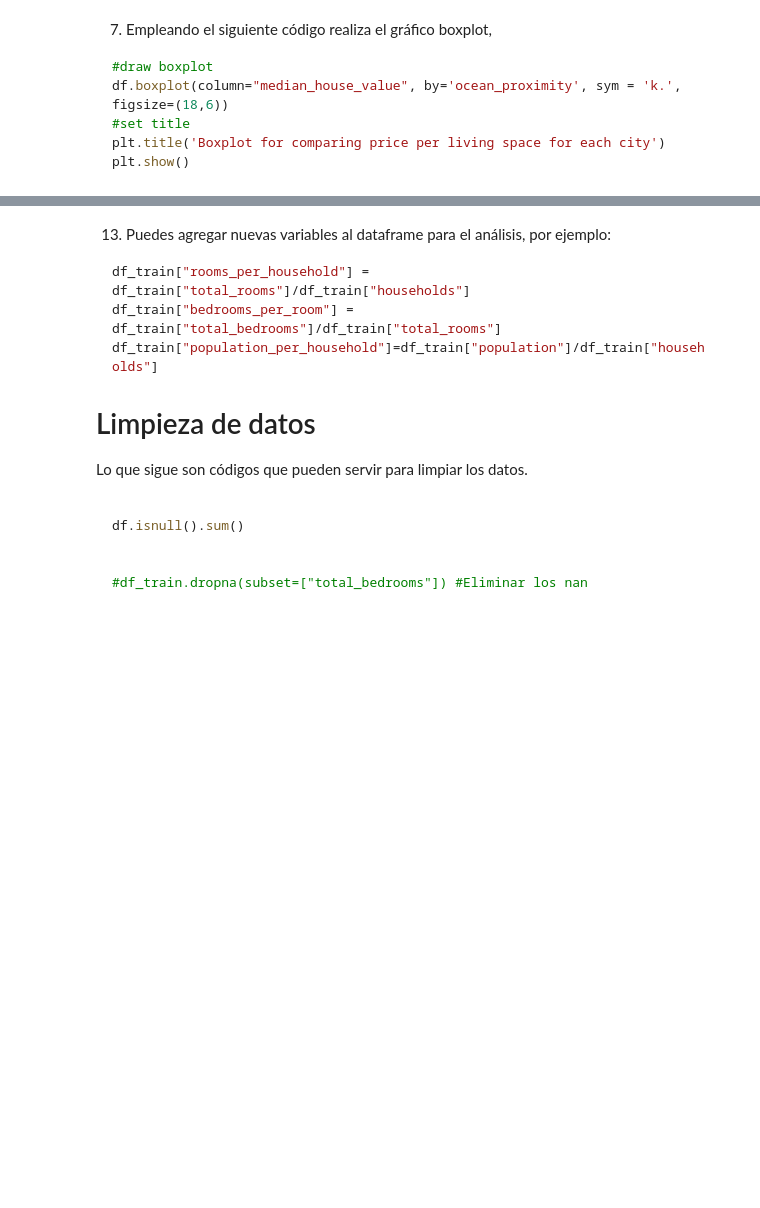
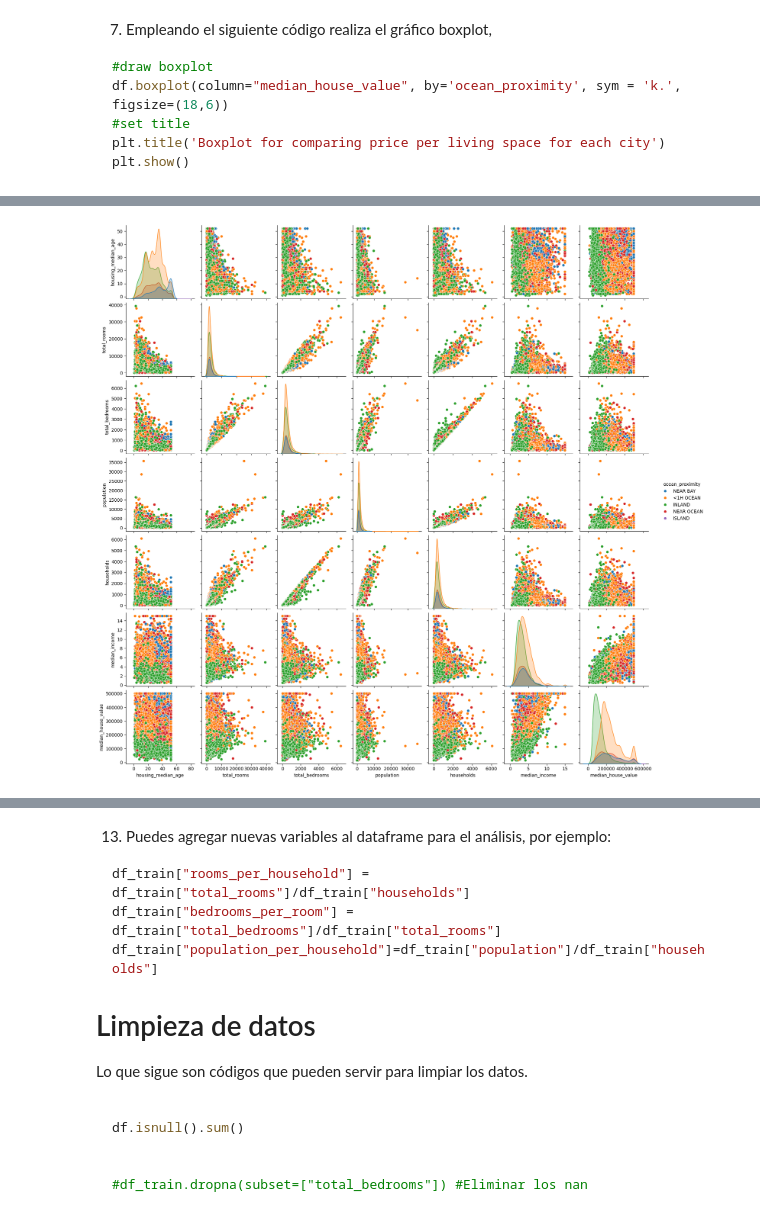
Before and after one commit to CienciaDatosUdea/002_EstudiantesAprendizajeEstadistico, a Jupyter notebook: semestre2025-2/Estudiantes/Sarmiento_8348/Labs/Laboratorio_05_ABC_Modelo_v1.ipynb, the cells around one changed output, grey strips where cells are left out. Saved outputs shown, nothing was run; the diff lists cells and outputs as text; code cells hidden in the pictures; blank space fills up the shorter version.

```diff
--- a/semestre2025-2/Estudiantes/Sarmiento_8348/Labs/Laboratorio_05_ABC_Modelo_v1.ipynb
+++ b/semestre2025-2/Estudiantes/Sarmiento_8348/Labs/Laboratorio_05_ABC_Modelo_v1.ipynb
@@ -147,0 +286,6 @@ cols = ["median_house_value", "median_income", "total_rooms","housing_median_age
+# %%
+# 9. Gráfico pairplot con seaborn
+sns.pairplot(df[cols + ['ocean_proximity']], hue='ocean_proximity', diag_kind='kde')
+plt.show()
+# %% [output]
+[figure, added]
```
Also changed, not shown: parts of 23 cells of this notebook, 1 other file.
